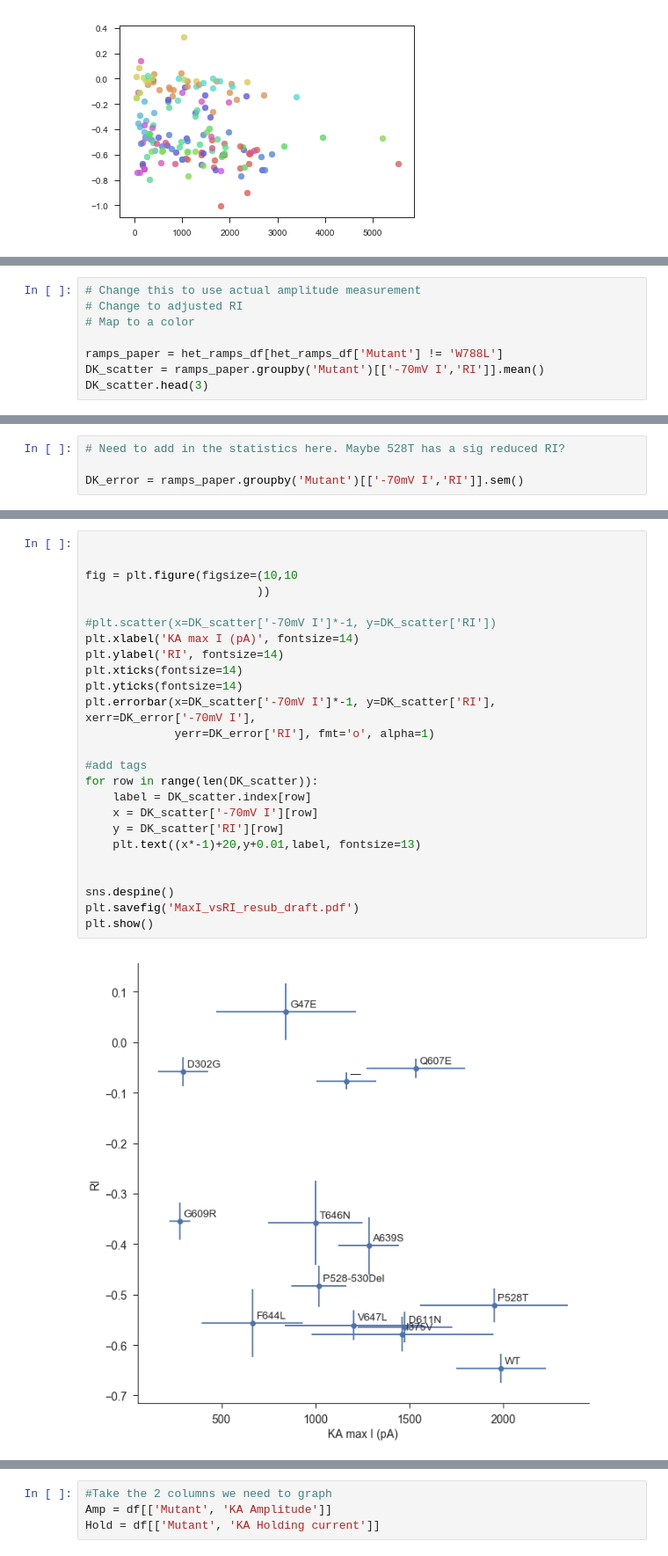
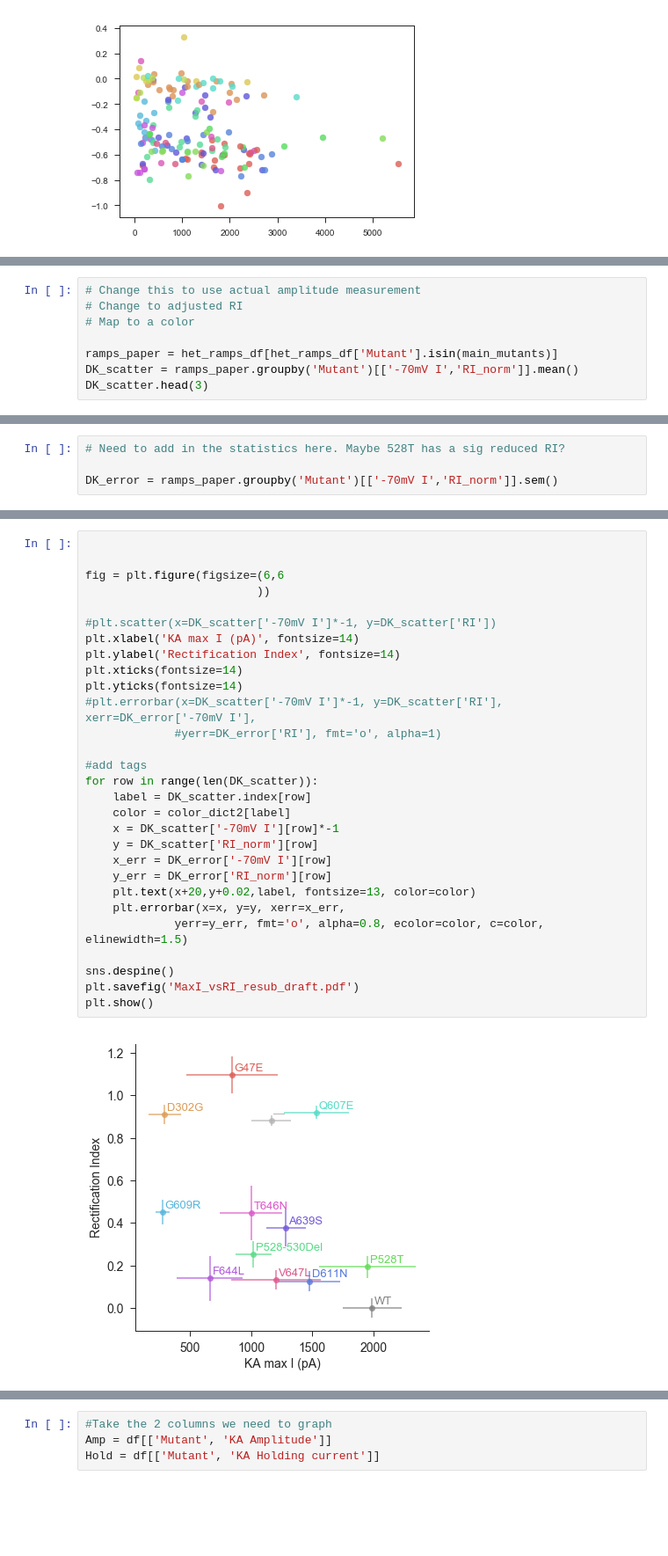
Before and after one commit to KullmannLab/AMPA_Synaptopathies, a Jupyter notebook: GluA2_graphs_March_Resub.ipynb, the cells around one changed output, grey strips where cells are left out. Shown: that part at 88% size. Saved outputs shown, nothing was run; the diff lists cells and outputs as text; blank space fills up the shorter version.

```diff
--- a/GluA2_graphs_March_Resub.ipynb
+++ b/GluA2_graphs_March_Resub.ipynb
@@ -365,7 +372,7 @@ plt.show()
 # Change to adjusted RI
 # Map to a color
 
-ramps_paper = het_ramps_df[het_ramps_df['Mutant'] != 'W788L']
-DK_scatter = ramps_paper.groupby('Mutant')[['-70mV I','RI']].mean()
+ramps_paper = het_ramps_df[het_ramps_df['Mutant'].isin(main_mutants)]
+DK_scatter = ramps_paper.groupby('Mutant')[['-70mV I','RI_norm']].mean()
 DK_scatter.head(3)
 # %% [output]
@@ -377,7 +384,7 @@ DK_scatter.head(3)
 # %%
 # Need to add in the statistics here. Maybe 528T has a sig reduced RI?
 
-DK_error = ramps_paper.groupby('Mutant')[['-70mV I','RI']].sem()
+DK_error = ramps_paper.groupby('Mutant')[['-70mV I','RI_norm']].sem()
 # %%
 DK_error.columns
 # %% [output]
@@ -385,30 +392,34 @@ Index(['-70mV I', 'RI'], dtype='object')
 # %%
 
 
-fig = plt.figure(figsize=(10,10
+fig = plt.figure(figsize=(6,6
                          ))
 
 #plt.scatter(x=DK_scatter['-70mV I']*-1, y=DK_scatter['RI'])
 plt.xlabel('KA max I (pA)', fontsize=14)
-plt.ylabel('RI', fontsize=14)
+plt.ylabel('Rectification Index', fontsize=14)
 plt.xticks(fontsize=14)
 plt.yticks(fontsize=14)
-plt.errorbar(x=DK_scatter['-70mV I']*-1, y=DK_scatter['RI'], xerr=DK_error['-70mV I'],
-             yerr=DK_error['RI'], fmt='o', alpha=1)
+#plt.errorbar(x=DK_scatter['-70mV I']*-1, y=DK_scatter['RI'], xerr=DK_error['-70mV I'],
+             #yerr=DK_error['RI'], fmt='o', alpha=1)
 
 #add tags
 for row in range(len(DK_scatter)):
     label = DK_scatter.index[row]
-    x = DK_scatter['-70mV I'][row]
-    y = DK_scatter['RI'][row]
-    plt.text((x*-1)+20,y+0.01,label, fontsize=13)
-
+    color = color_dict2[label]
+    x = DK_scatter['-70mV I'][row]*-1
+    y = DK_scatter['RI_norm'][row]
+    x_err = DK_error['-70mV I'][row]
+    y_err = DK_error['RI_norm'][row]
+    plt.text(x+20,y+0.02,label, fontsize=13, color=color)
+    plt.errorbar(x=x, y=y, xerr=x_err,
+             yerr=y_err, fmt='o', alpha=0.8, ecolor=color, c=color, elinewidth=1.5)
 
 sns.despine()
 plt.savefig('MaxI_vsRI_resub_draft.pdf')
 plt.show()
 # %% [output]
-[figure, old version]
+[figure, new version]
 # %%
 
 
```
Also changed, not shown: parts of 6 cells of this notebook.
